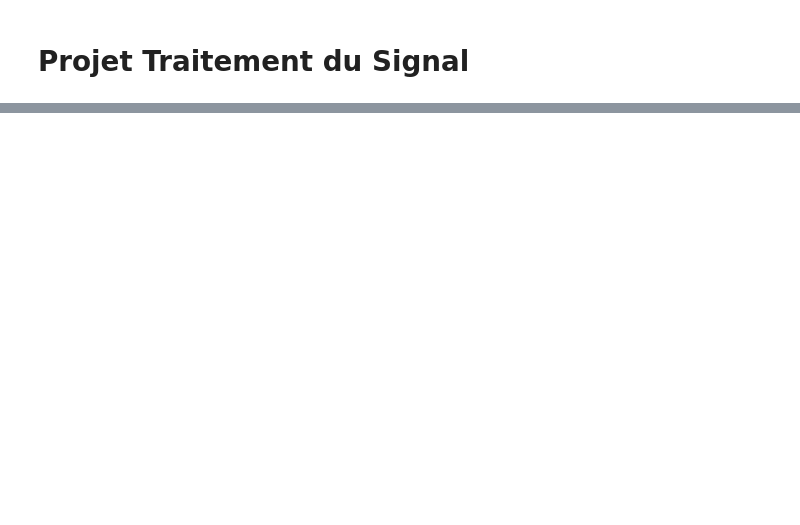
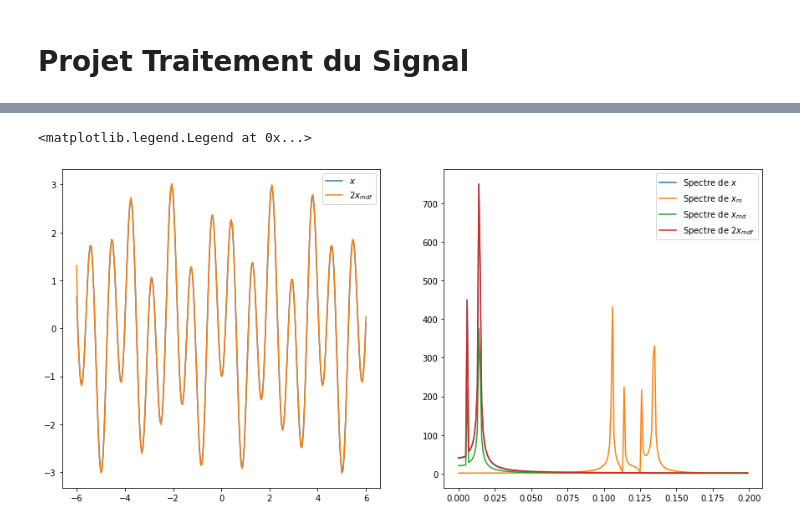
Before and after one commit to jlouard/Projet-Traitement-du-Signal, a Jupyter notebook: julien.ipynb, the cells around one changed output, grey strips where cells are left out. Drawn from its saved outputs; the diff is of its cells as text; code cells hidden in the pictures; blank space fills up the shorter version.

```diff
--- a/julien.ipynb
+++ b/julien.ipynb
@@ -57,3 +75,26 @@ def Filtre_PB(y, dt, N_filter, fc, plot = True):
     num_low, den_low = sig.butter(N_filter, fc, btype='lowpass', fs=1/dt)
     y_low = sig.filtfilt(num_low, den_low, y)
     return y_low
+# %%
+x_mdf = Filtre_PB(x_md, 0.1, 2, 2*B)
+# %%
+#Affichage du signal
+plt.figure(figsize = (15, 7))
+plt.subplot(1,2,1)
+plt.plot(T, x, label='$x$')
+#plt.plot(T, x_m, label='$x_m$')
+#plt.plot(T, x_md, label='$x_{md}$')
+plt.plot(T, 2*x_mdf, label='$2x_{mdf}$')
+plt.legend()
+
+#Affichage du spectre
+freqs = np.arange(1000)/1000
+plt.subplot(1,2,2)
+plt.plot(freqs[:N//5], np.abs(np.fft.fft(x)[:N//5]), label='Spectre de $x$')
+plt.plot(freqs[:N//5], np.abs(np.fft.fft(x_m)[:N//5]), label='Spectre de $x_m$')
+plt.plot(freqs[:N//5], np.abs(np.fft.fft(x_md)[:N//5]), label='Spectre de $x_{md}$')
+plt.plot(freqs[:N//5], np.abs(np.fft.fft(2*x_mdf)[:N//5]), label='Spectre de $2x_{mdf}$')
+plt.legend()
+# %% [output]
+<matplotlib.legend.Legend at 0x...>
+[figure, added]
```
Also changed, not shown: parts of 17 cells of this notebook.
